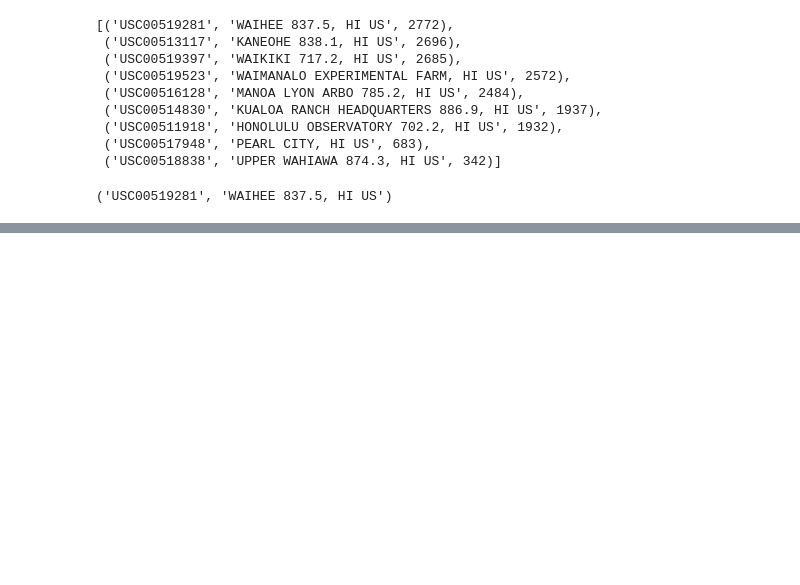
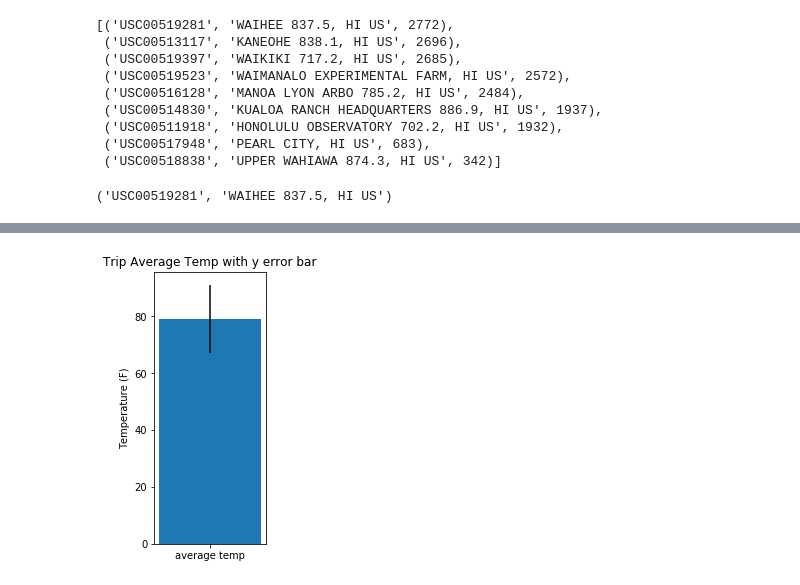
Before and after one commit to ptendolkar1/Advanced_Data_Storage_-_Retrieval_HW, a Jupyter notebook: climate_analysis1.ipynb, the cells around one changed output, grey strips where cells are left out. Drawn from its saved outputs; the diff is of its cells as text; code cells hidden in the pictures; blank space fills up the shorter version.

```diff
--- a/climate_analysis1.ipynb
+++ b/climate_analysis1.ipynb
@@ -159,0 +172,12 @@ tobs12_data
+# %%
+# create bar graph
+min_temp = calc_temps_dict[0][0]
+avg_temp = calc_temps_dict[0][1]
+max_temp = calc_temps_dict[0][2]
+plt.figure(figsize=(2,5))
+plt.title("Trip Average Temp with y error bar")
+plt.ylabel("Temperature (F)")
+plt.bar(1, avg_temp, yerr = (max_temp - min_temp), tick_label = "average temp")
+plt.show()
+# %% [output]
+[figure, added]
```
Also changed, not shown: parts of 4 cells of this notebook.
